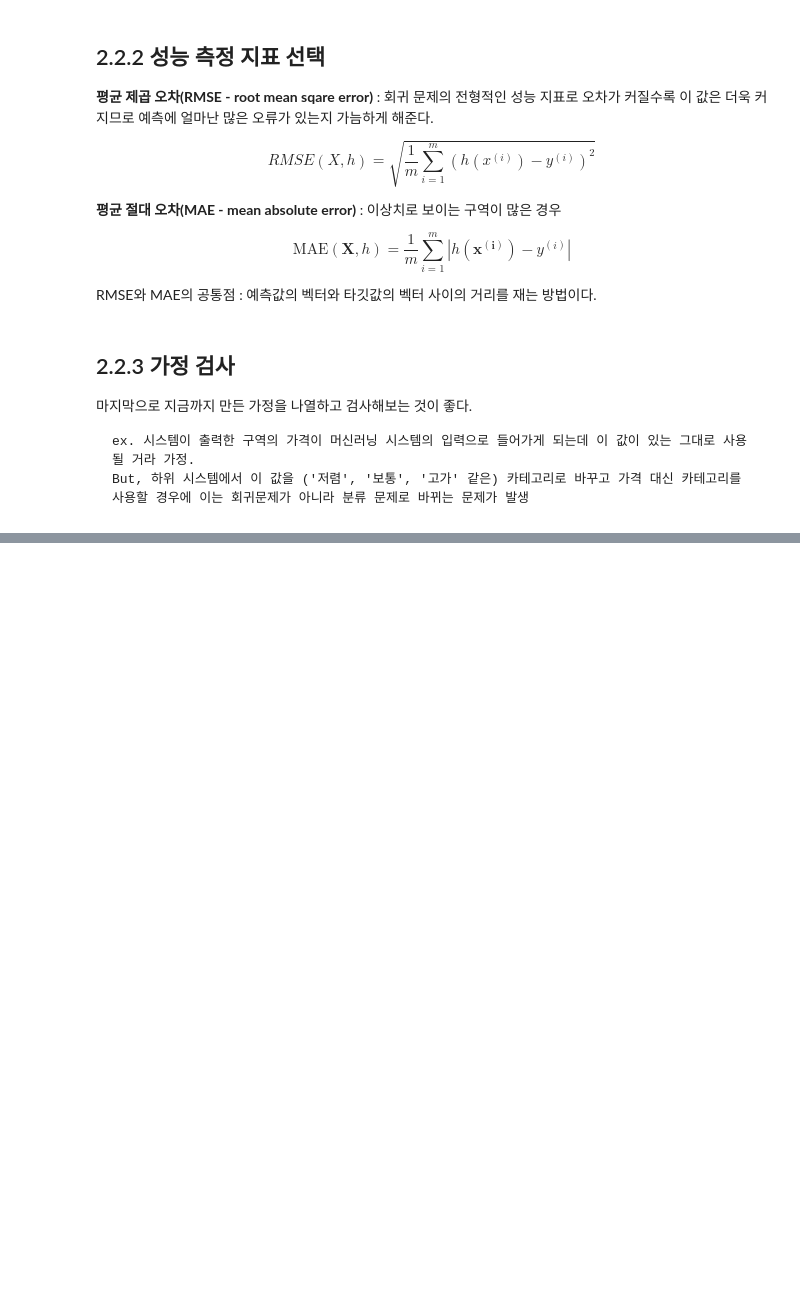
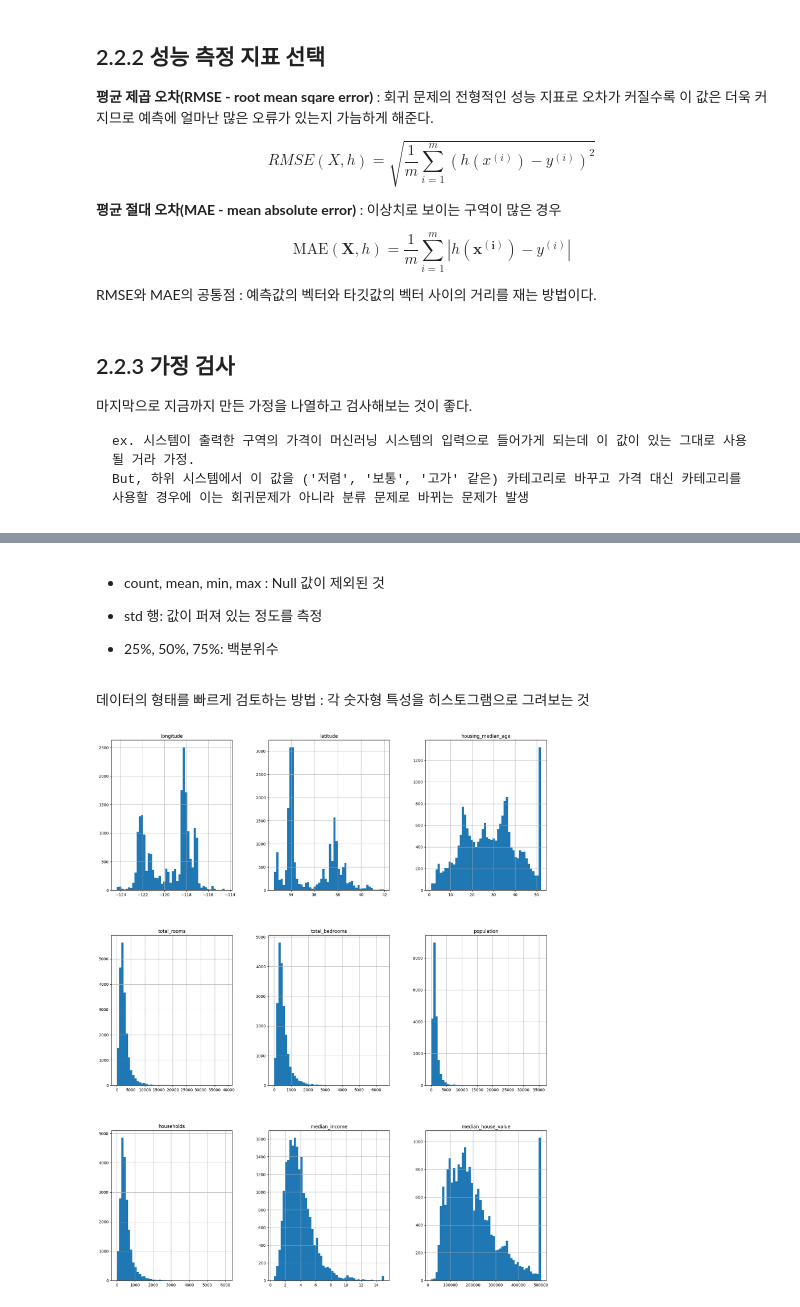
Before and after one commit to Parkseojin2001/Hands-On-ML, a Jupyter notebook: 02_end_to_end_machine_learning_project.ipynb, the cells around one changed output, grey strips where cells are left out. Saved outputs shown, nothing was run; the diff lists cells and outputs as text; code cells hidden in the pictures; blank space fills up the shorter version.

```diff
--- a/02_end_to_end_machine_learning_project.ipynb
+++ b/02_end_to_end_machine_learning_project.ipynb
@@ -87,0 +96,17 @@ But, 하위 시스템에서 이 값을 ('저렴', '보통', '고가' 같은) 카
+# %%
+# 데이터 추출하는 함수
+import os
+import tarfile
+import urllib
+
+DOWNLOAD_ROOT = "https://raw.githubusercontent.com/ageron/handson-ml2/master/"
+HOUSING_PATH = os.path.join("datasets", "housing")
+HOUSING_URL = DOWNLOAD_ROOT + "datasets/housing/housing.tgz"
+
+def fetch_housing_data(housing_url = HOUSING_URL, housing_path = HOUSING_PATH):
+  os.makedirs(housing_path, exist_ok = True)
+  tgz_path = os.path.join(housing_path, "housing.tgz")
+  urllib.request.urlretrieve(housing_url, tgz_path)
+  housing_tgz = tarfile.open(tgz_path)
+  housing_tgz.extractall(path = housing_path)
+  housing_tgz.close()
@@ -87,0 +117,7 @@ But, 하위 시스템에서 이 값을 ('저렴', '보통', '고가' 같은) 카
+# %%
+import pandas as pd
+
+def load_housing_data(housing_path = HOUSING_PATH):
+  csv_path = os.path.join(housing_path, "housing.csv")
+  csv_path = f"/content/{csv_path}"
+  return pd.read_csv(csv_path)
@@ -87,0 +126,3 @@ But, 하위 시스템에서 이 값을 ('저렴', '보통', '고가' 같은) 카
+# %%
+housing = load_housing_data()
+housing.head()
@@ -87,0 +184,15 @@ But, 하위 시스템에서 이 값을 ('저렴', '보통', '고가' 같은) 카
+# %% [markdown]
+- count, mean, min, max : Null 값이 제외된 것
+
+- std 행: 값이 퍼져 있는 정도를 측정
+
+- 25%, 50%, 75%: 백분위수
+# %% [markdown]
+데이터의 형태를 빠르게 검토하는 방법 : 각 숫자형 특성을 히스토그램으로 그려보는 것
+# %%
+%matplotlib inline
+import matplotlib.pyplot as plt
+housing.hist(bins = 50, figsize = (20, 25))
+plt.show()
+# %% [output]
+[figure, added]
```
Also changed, not shown: parts of 51 cells of this notebook.
